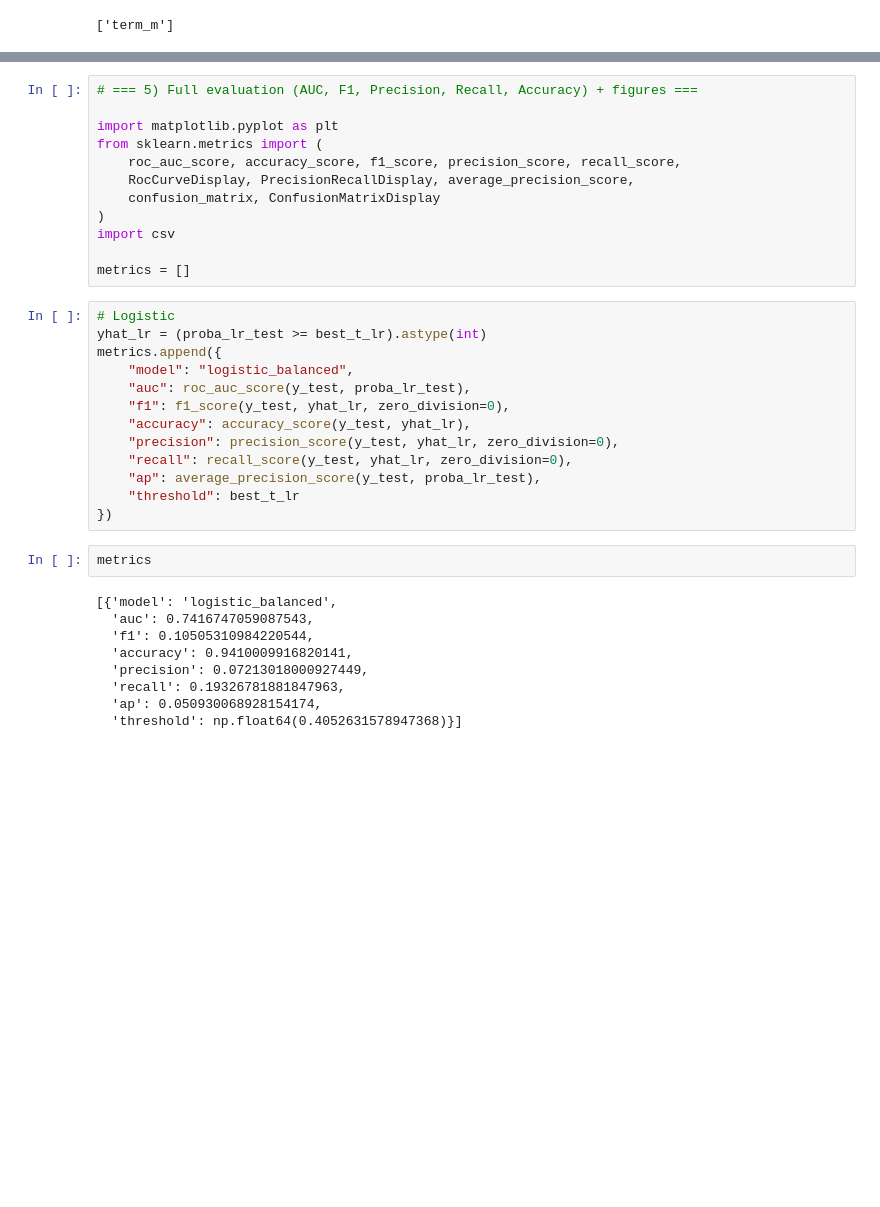
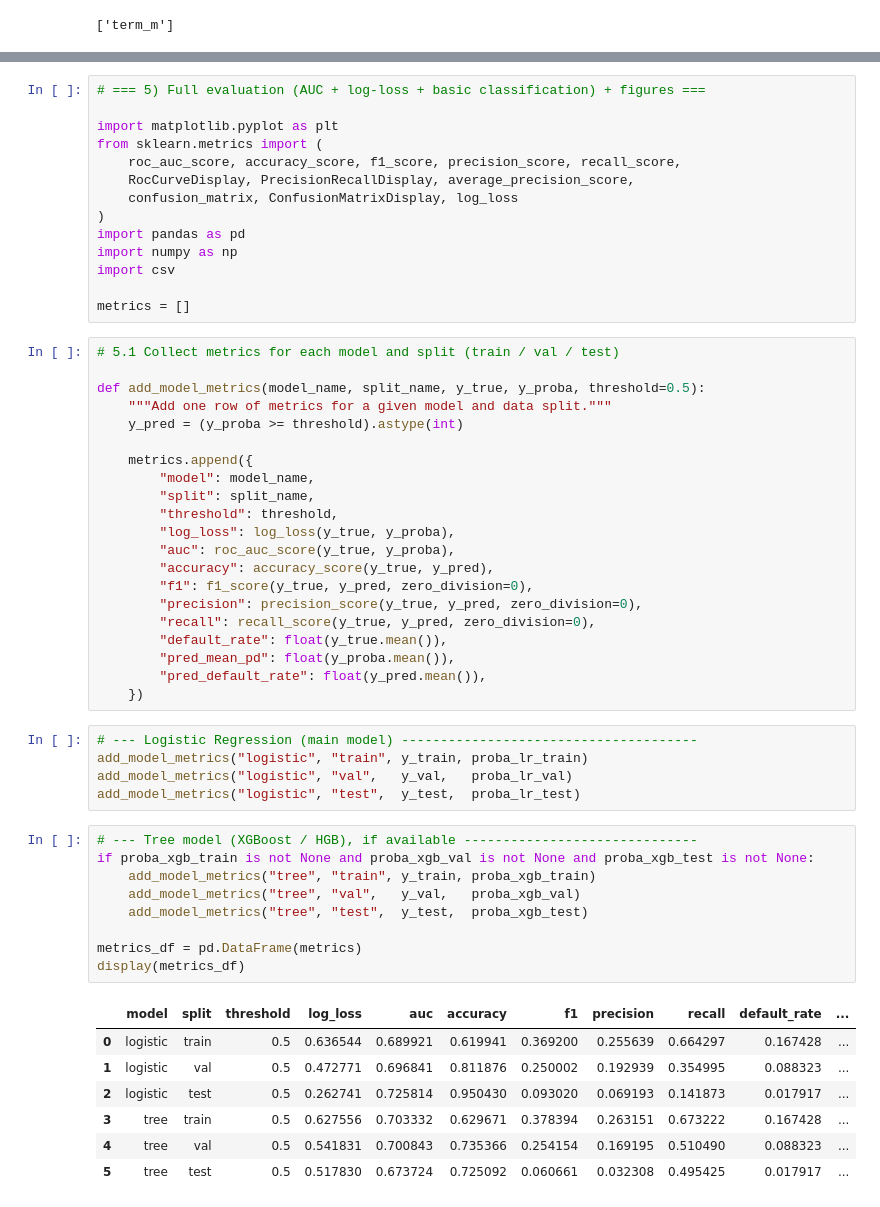
Before and after one commit to BinodTandan/Banking_Stress_Testing, a Jupyter notebook: notebooks/03_model_training.ipynb, the cells around one changed output, grey strips where cells are left out. Saved outputs shown, nothing was run; the diff lists cells and outputs as text; blank space fills up the shorter version.

```diff
--- a/notebooks/03_model_training.ipynb
+++ b/notebooks/03_model_training.ipynb
@@ -175,36 +300,57 @@ Best threshold (Tree) for F1: 0.500
 # %%
-# === 5) Full evaluation (AUC, F1, Precision, Recall, Accuracy) + figures ===
+# === 5) Full evaluation (AUC + log-loss + basic classification) + figures ===
 
 import matplotlib.pyplot as plt
 from sklearn.metrics import (
     roc_auc_score, accuracy_score, f1_score, precision_score, recall_score,
     RocCurveDisplay, PrecisionRecallDisplay, average_precision_score,
-    confusion_matrix, ConfusionMatrixDisplay
+    confusion_matrix, ConfusionMatrixDisplay, log_loss
 )
+import pandas as pd
+import numpy as np
 import csv
 
 metrics = []
 # %%
-# Logistic
-yhat_lr = (proba_lr_test >= best_t_lr).astype(int)
-metrics.append({
-    "model": "logistic_balanced",
-    "auc": roc_auc_score(y_test, proba_lr_test),
-    "f1": f1_score(y_test, yhat_lr, zero_division=0),
-    "accuracy": accuracy_score(y_test, yhat_lr),
-    "precision": precision_score(y_test, yhat_lr, zero_division=0),
-    "recall": recall_score(y_test, yhat_lr, zero_division=0),
-    "ap": average_precision_score(y_test, proba_lr_test),
-    "threshold": best_t_lr
-})
+# 5.1 Collect metrics for each model and split (train / val / test)
+
+def add_model_metrics(model_name, split_name, y_true, y_proba, threshold=0.5):
+    """Add one row of metrics for a given model and data split."""
+    y_pred = (y_proba >= threshold).astype(int)
+
+    metrics.append({
+        "model": model_name,
+        "split": split_name,
+        "threshold": threshold,
+        "log_loss": log_loss(y_true, y_proba),
+        "auc": roc_auc_score(y_true, y_proba),
+        "accuracy": accuracy_score(y_true, y_pred),
+        "f1": f1_score(y_true, y_pred, zero_division=0),
+        "precision": precision_score(y_true, y_pred, zero_division=0),
+        "recall": recall_score(y_true, y_pred, zero_division=0),
+        "default_rate": float(y_true.mean()),
+        "pred_mean_pd": float(y_proba.mean()),
+        "pred_default_rate": float(y_pred.mean()),
+    })
-# %%
-metrics
-# %% [output]
-[{'model': 'logistic_balanced',
-  'auc': 0.7416747059087543,
-  'f1': 0.10505310984220544,
-  'accuracy': 0.9410009916820141,
-  'precision': 0.07213018000927449,
-  'recall': 0.19326781881847963,
-  'ap': 0.050930068928154174,
-  'threshold': np.float64(0.4052631578947368)}]
+# %%
+# --- Logistic Regression (main model) --------------------------------------
+add_model_metrics("logistic", "train", y_train, proba_lr_train)
+add_model_metrics("logistic", "val",   y_val,   proba_lr_val)
+add_model_metrics("logistic", "test",  y_test,  proba_lr_test)
+# %%
+# --- Tree model (XGBoost / HGB), if available ------------------------------
+if proba_xgb_train is not None and proba_xgb_val is not None and proba_xgb_test is not None:
+    add_model_metrics("tree", "train", y_train, proba_xgb_train)
+    add_model_metrics("tree", "val",   y_val,   proba_xgb_val)
+    add_model_metrics("tree", "test",  y_test,  proba_xgb_test)
+
+metrics_df = pd.DataFrame(metrics)
+display(metrics_df)
+# %% [output]
+|  | model | split | threshold | log_loss | auc | accuracy | f1 | precision | recall | default_rate | ... |
+| 0 | logistic | train | 0.5 | 0.636544 | 0.689921 | 0.619941 | 0.369200 | 0.255639 | 0.664297 | 0.167428 | ... |
+| 1 | logistic | val | 0.5 | 0.472771 | 0.696841 | 0.811876 | 0.250002 | 0.192939 | 0.354995 | 0.088323 | ... |
+| 2 | logistic | test | 0.5 | 0.262741 | 0.725814 | 0.950430 | 0.093020 | 0.069193 | 0.141873 | 0.017917 | ... |
+| 3 | tree | train | 0.5 | 0.627556 | 0.703332 | 0.629671 | 0.378394 | 0.263151 | 0.673222 | 0.167428 | ... |
+| 4 | tree | val | 0.5 | 0.541831 | 0.700843 | 0.735366 | 0.254154 | 0.169195 | 0.510490 | 0.088323 | ... |
+| 5 | tree | test | 0.5 | 0.517830 | 0.673724 | 0.725092 | 0.060661 | 0.032308 | 0.495425 | 0.017917 | ... |
```
Also changed, not shown: parts of 17 cells of this notebook.
